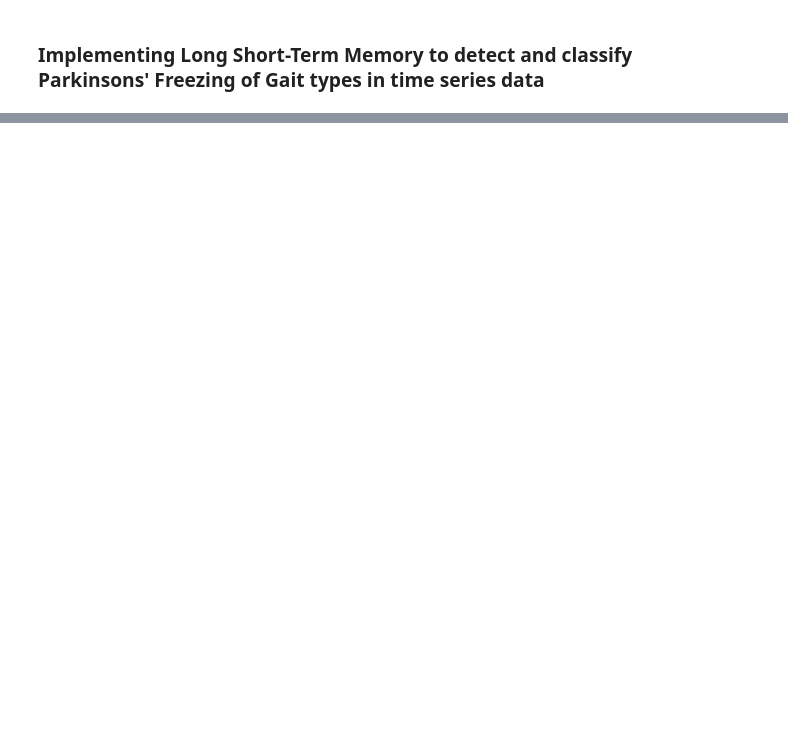
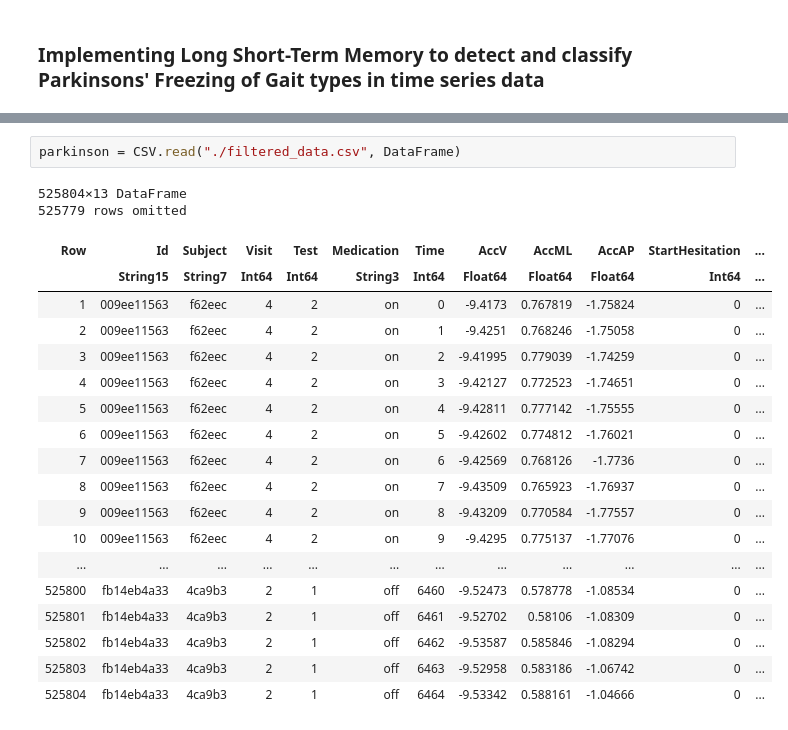
Before and after one commit to szakacsl/parkinson_fog, a Jupyter notebook: lstm.ipynb, the cells around one changed output, grey strips where cells are left out. Drawn from its saved outputs; the diff is of its cells as text; blank space fills up the shorter version.

```diff
--- a/lstm.ipynb
+++ b/lstm.ipynb
@@ -16,0 +21,23 @@ using Distributions
+# %%
+parkinson = CSV.read("./filtered_data.csv", DataFrame)
+# %% [output]
+525804×13 DataFrame
+525779 rows omitted
+| Row | Id | Subject | Visit | Test | Medication | Time | AccV | AccML | AccAP | StartHesitation | ... |
+|  | String15 | String7 | Int64 | Int64 | String3 | Int64 | Float64 | Float64 | Float64 | Int64 | ... |
+| 1 | 009ee11563 | f62eec | 4 | 2 | on | 0 | -9.4173 | 0.767819 | -1.75824 | 0 | ... |
+| 2 | 009ee11563 | f62eec | 4 | 2 | on | 1 | -9.4251 | 0.768246 | -1.75058 | 0 | ... |
+| 3 | 009ee11563 | f62eec | 4 | 2 | on | 2 | -9.41995 | 0.779039 | -1.74259 | 0 | ... |
+| 4 | 009ee11563 | f62eec | 4 | 2 | on | 3 | -9.42127 | 0.772523 | -1.74651 | 0 | ... |
+| 5 | 009ee11563 | f62eec | 4 | 2 | on | 4 | -9.42811 | 0.777142 | -1.75555 | 0 | ... |
+| 6 | 009ee11563 | f62eec | 4 | 2 | on | 5 | -9.42602 | 0.774812 | -1.76021 | 0 | ... |
+| 7 | 009ee11563 | f62eec | 4 | 2 | on | 6 | -9.42569 | 0.768126 | -1.7736 | 0 | ... |
+| 8 | 009ee11563 | f62eec | 4 | 2 | on | 7 | -9.43509 | 0.765923 | -1.76937 | 0 | ... |
+| 9 | 009ee11563 | f62eec | 4 | 2 | on | 8 | -9.43209 | 0.770584 | -1.77557 | 0 | ... |
+| 10 | 009ee11563 | f62eec | 4 | 2 | on | 9 | -9.4295 | 0.775137 | -1.77076 | 0 | ... |
+| ... | ... | ... | ... | ... | ... | ... | ... | ... | ... | ... | ... |
+| 525800 | fb14eb4a33 | 4ca9b3 | 2 | 1 | off | 6460 | -9.52473 | 0.578778 | -1.08534 | 0 | ... |
+| 525801 | fb14eb4a33 | 4ca9b3 | 2 | 1 | off | 6461 | -9.52702 | 0.58106 | -1.08309 | 0 | ... |
+| 525802 | fb14eb4a33 | 4ca9b3 | 2 | 1 | off | 6462 | -9.53587 | 0.585846 | -1.08294 | 0 | ... |
+| 525803 | fb14eb4a33 | 4ca9b3 | 2 | 1 | off | 6463 | -9.52958 | 0.583186 | -1.06742 | 0 | ... |
+| 525804 | fb14eb4a33 | 4ca9b3 | 2 | 1 | off | 6464 | -9.53342 | 0.588161 | -1.04666 | 0 | ... |
```
Also changed, not shown: parts of 16 cells of this notebook, 2 other files.
